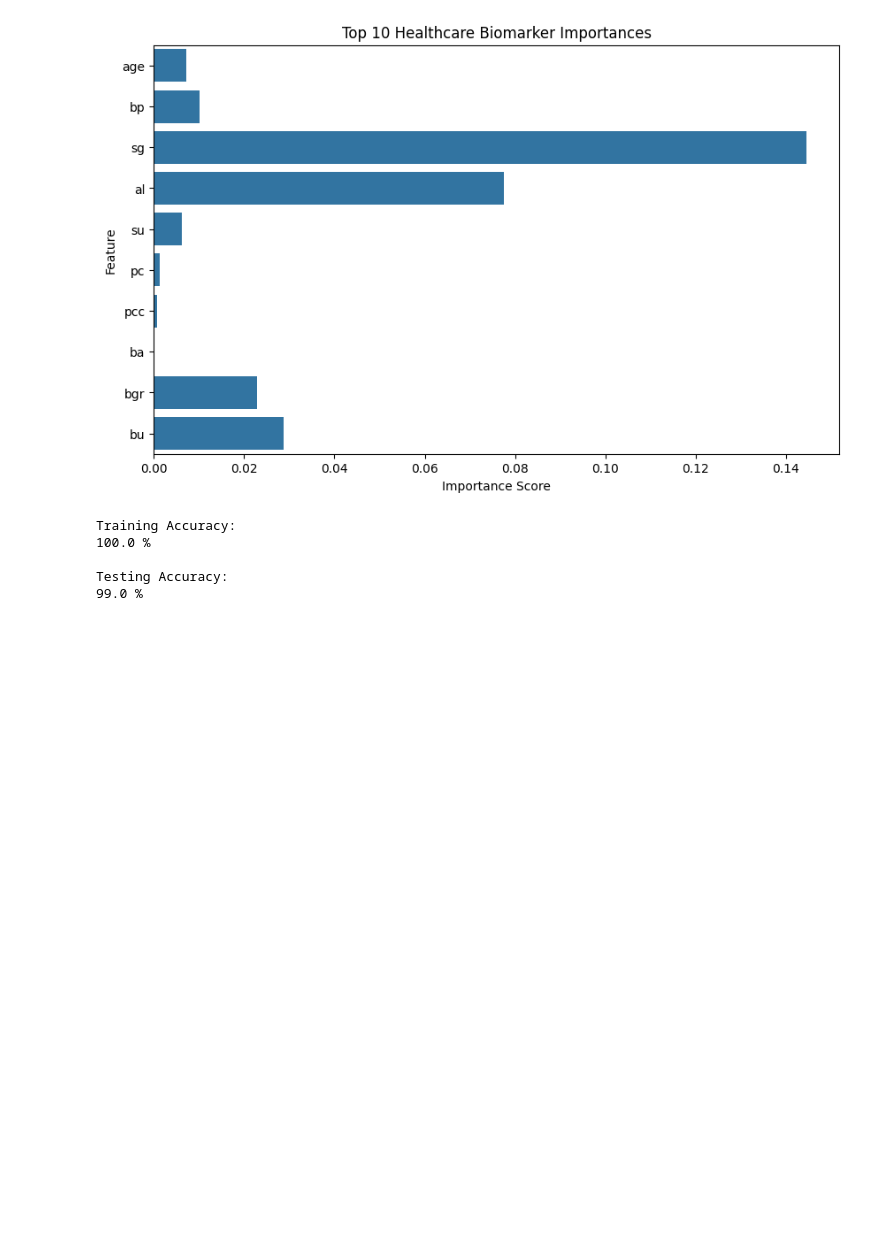
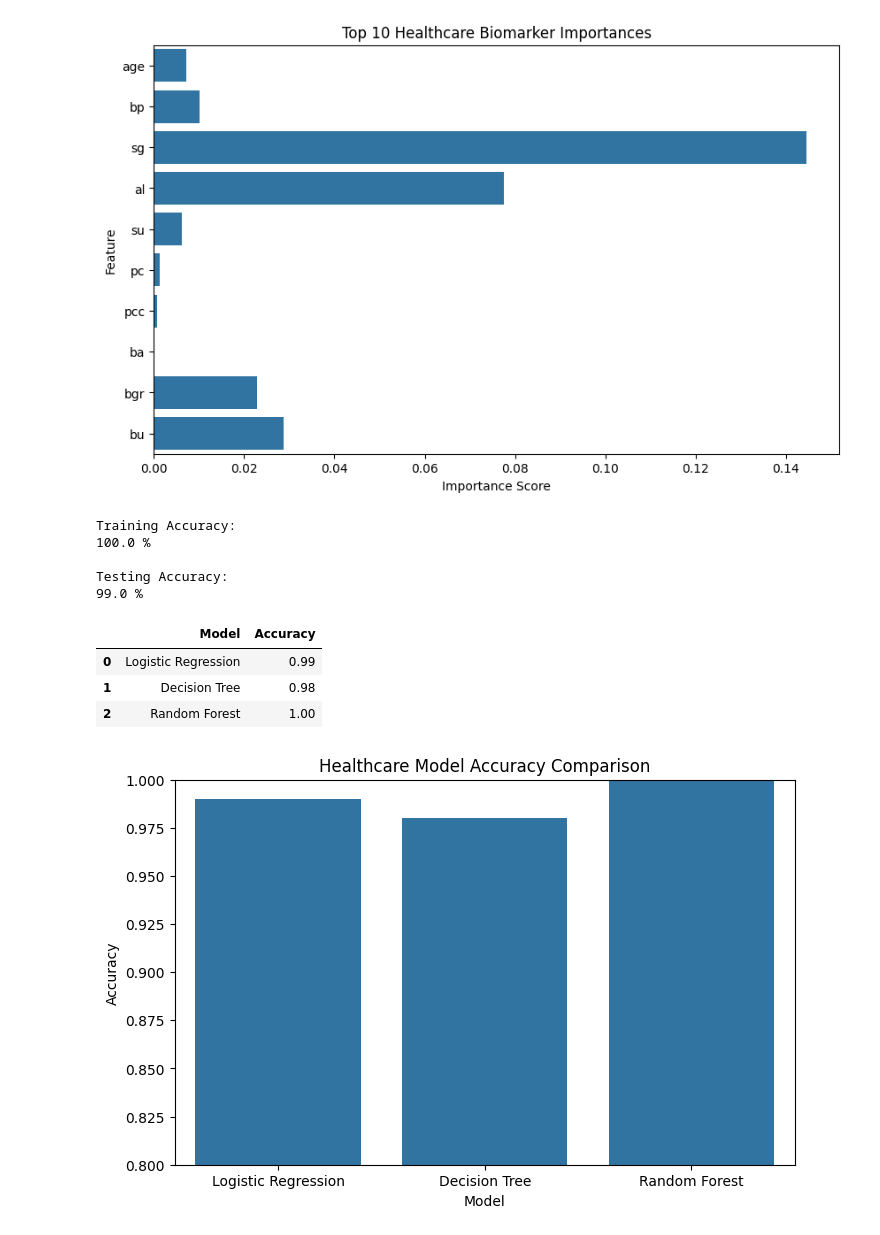
Before and after one commit to premprakash123/healthcare-chronic-disease-analysis, a Jupyter notebook: notebooks/04_model_building.ipynb, the cells around one changed output. Drawn from its saved outputs; the diff is of its cells as text; code cells hidden in the pictures; blank space fills up the shorter version.

Commit message:
evaluation: compared random forest with baseline healthcare models

```diff
--- a/notebooks/04_model_building.ipynb
+++ b/notebooks/04_model_building.ipynb
@@ -786,3 +786,52 @@ Training Accuracy:
 
 Testing Accuracy:
 99.0 %
+# %%
+# ==========================================
+# Compare Random Forest Performance
+# ==========================================
+
+comparison_df = pd.DataFrame({
+
+    "Model": [
+        "Logistic Regression",
+        "Decision Tree",
+        "Random Forest"
+    ],
+
+    "Accuracy": [
+        0.99,   # Replace with actual logistic regression accuracy
+        0.98,   # Replace with actual decision tree accuracy
+        rf_accuracy
+    ]
+})
+
+comparison_df
+# %% [output]
+|  | Model | Accuracy |
+| 0 | Logistic Regression | 0.99 |
+| 1 | Decision Tree | 0.98 |
+| 2 | Random Forest | 1.00 |
+# %%
+# ==========================================
+# Visualize Model Comparison
+# ==========================================
+
+plt.figure(figsize=(8,5))
+
+sns.barplot(
+
+    x='Model',
+
+    y='Accuracy',
+
+    data=comparison_df
+)
+
+plt.title("Healthcare Model Accuracy Comparison")
+
+plt.ylim(0.8, 1.0)
+
+plt.show()
+# %% [output]
+[figure, added]
```
